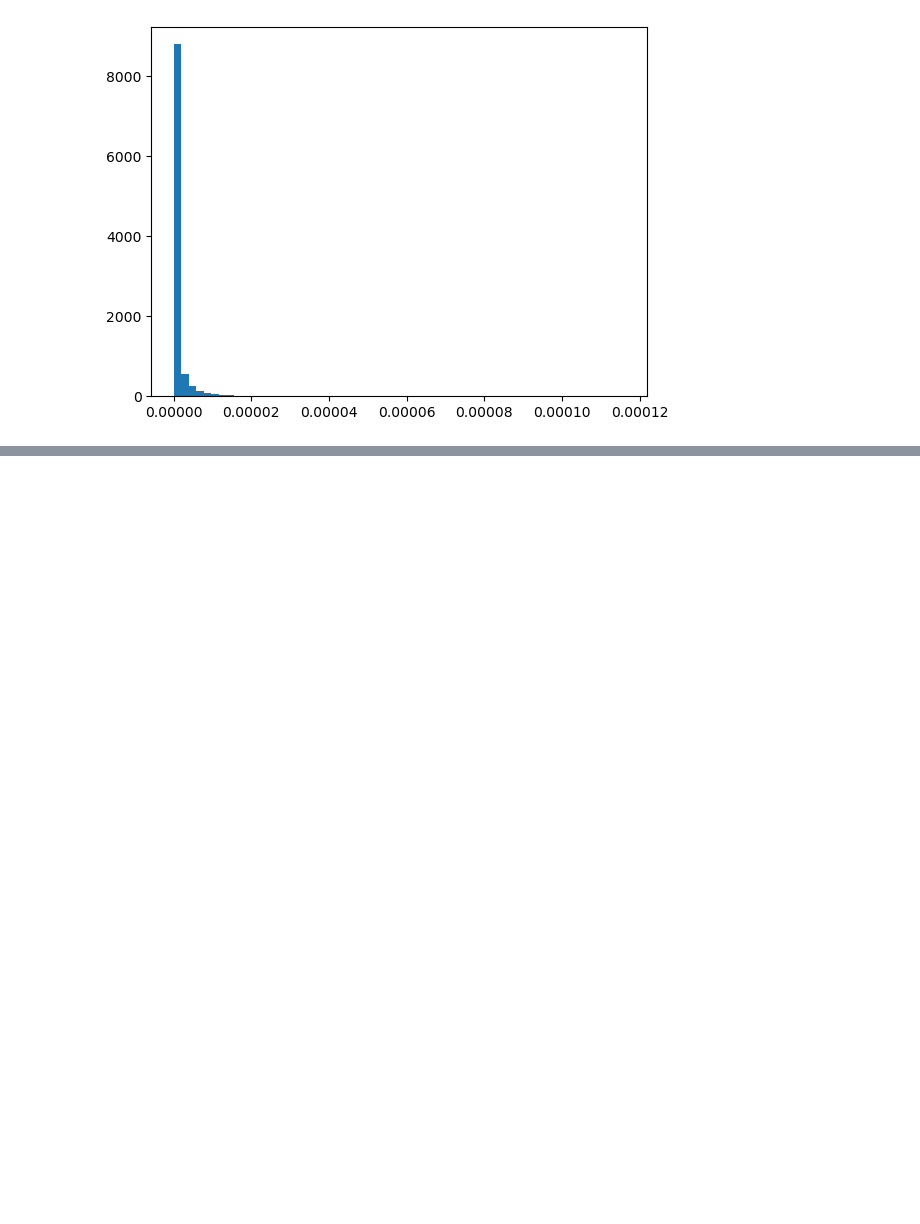
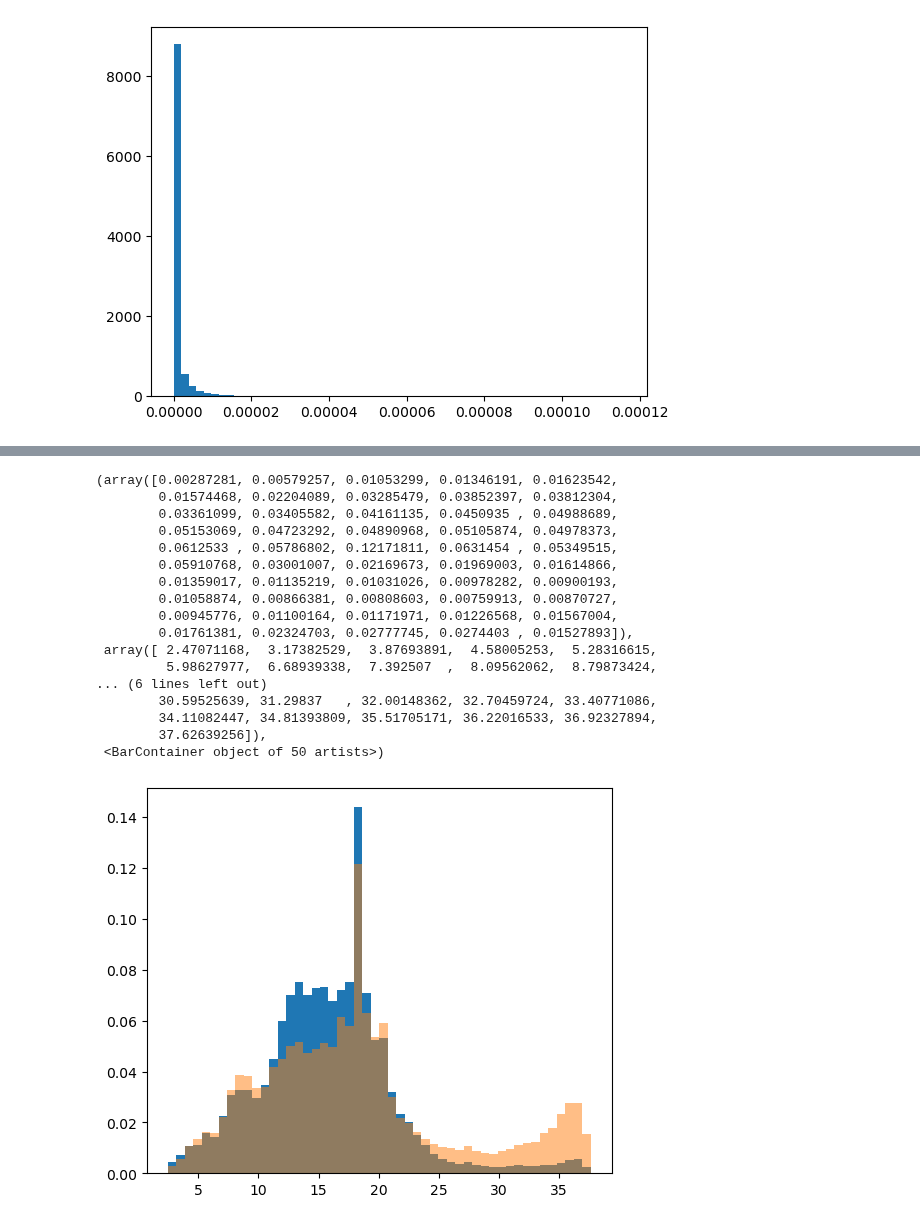
Before and after one commit to scolloms/AMAZE_model_selection, a Jupyter notebook: testing_notebooks/test_weights.ipynb, the cells around one changed output, grey strips where cells are left out. Cells and saved outputs as stored; diff of their text form; code cells hidden in the pictures; blank space fills up the shorter version.

```diff
--- a/testing_notebooks/test_weights.ipynb
+++ b/testing_notebooks/test_weights.ipynb
@@ -175,0 +275,24 @@ plt.hist(batch_weights, bins=60)
+# %%
+z = flow['CE'].samples[(0,0)]['z']
+cosmo_weight = cosmo.differential_comoving_volume(z) * (1+z)**(-1)
+plt.hist(flow['CE'].samples[(0,0)]['mchirp'], weights=flow['CE'].combined_weights[(0,0)], bins=50, density=True)
+plt.hist(flow['CE'].samples[(0,0)]['mchirp'], weights=cosmo_weight, bins=50, density=True, alpha=0.5)
+# %% [output]
+(array([0.00287281, 0.00579257, 0.01053299, 0.01346191, 0.01623542,
+        0.01574468, 0.02204089, 0.03285479, 0.03852397, 0.03812304,
+        0.03361099, 0.03405582, 0.04161135, 0.0450935 , 0.04988689,
+        0.05153069, 0.04723292, 0.04890968, 0.05105874, 0.04978373,
+        0.0612533 , 0.05786802, 0.12171811, 0.0631454 , 0.05349515,
+        0.05910768, 0.03001007, 0.02169673, 0.01969003, 0.01614866,
+        0.01359017, 0.01135219, 0.01031026, 0.00978282, 0.00900193,
+        0.01058874, 0.00866381, 0.00808603, 0.00759913, 0.00870727,
+        0.00945776, 0.01100164, 0.01171971, 0.01226568, 0.01567004,
+        0.01761381, 0.02324703, 0.02777745, 0.0274403 , 0.01527893]),
+ array([ 2.47071168,  3.17382529,  3.87693891,  4.58005253,  5.28316615,
+         5.98627977,  6.68939338,  7.392507  ,  8.09562062,  8.79873424,
+... (6 lines left out)
+        30.59525639, 31.29837   , 32.00148362, 32.70459724, 33.40771086,
+        34.11082447, 34.81393809, 35.51705171, 36.22016533, 36.92327894,
+        37.62639256]),
+ <BarContainer object of 50 artists>)
+[figure, added]
```
Also changed, not shown: parts of 8 cells of this notebook.
